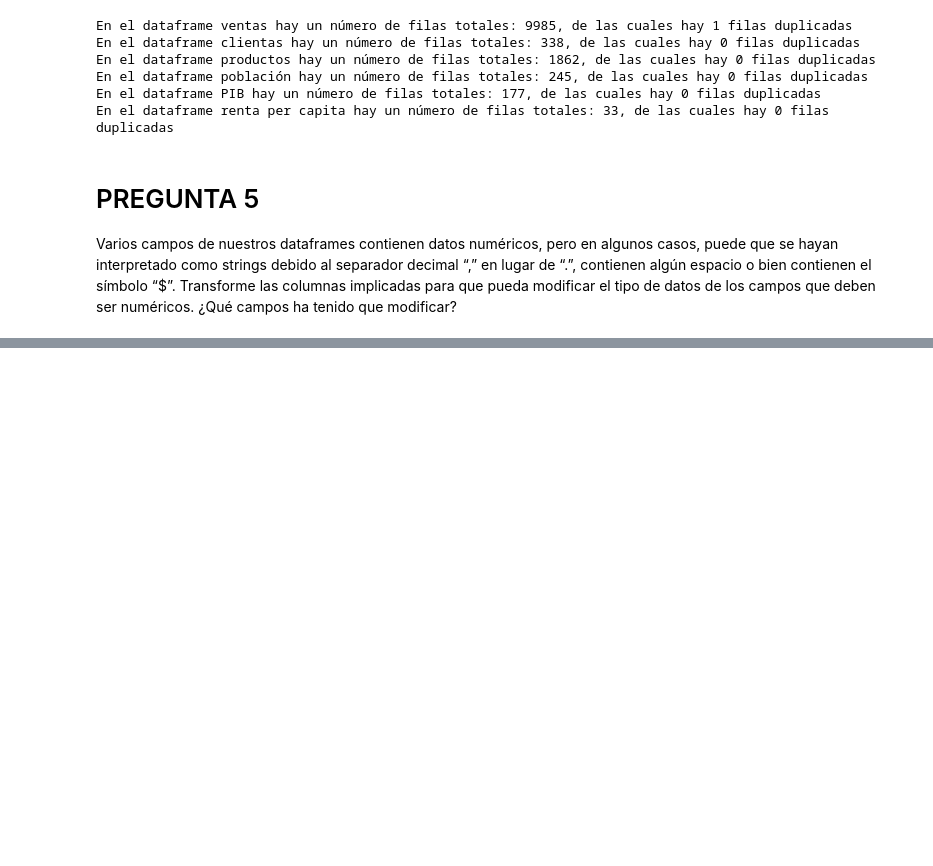
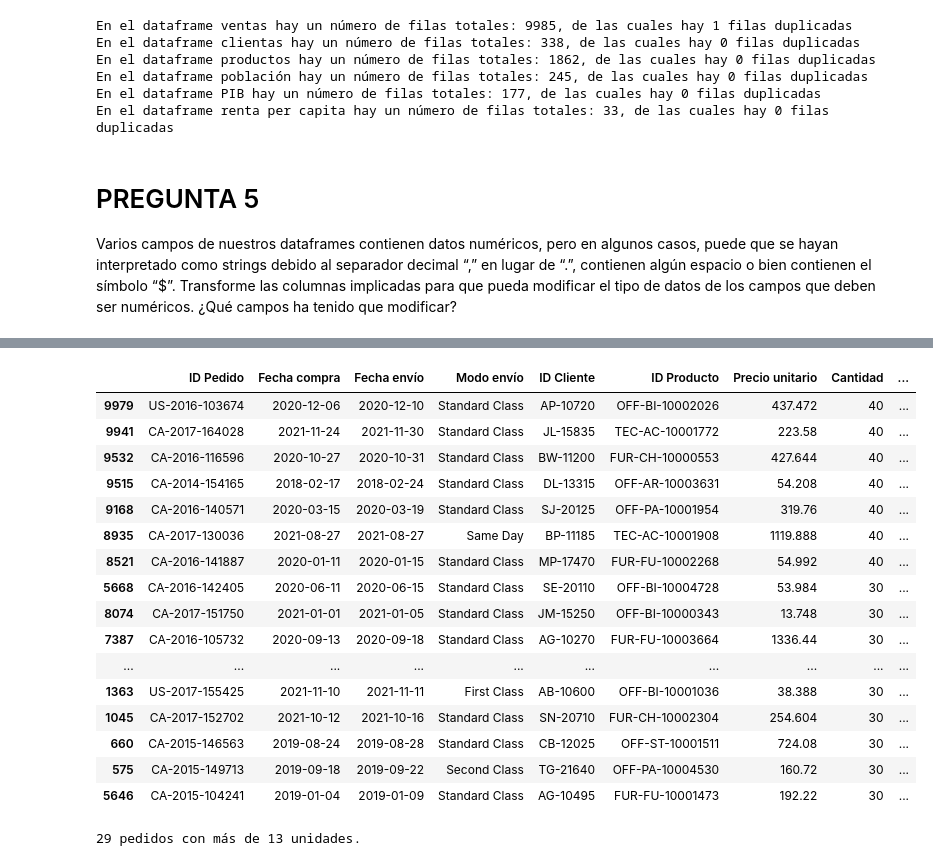
Before and after one commit to elbarbero/Python-Numpy-y-Pandas, a Jupyter notebook: Ejercicios/CASO_PRACTICO_1.ipynb, the cells around one changed output, grey strips where cells are left out. Saved outputs shown, nothing was run; the diff lists cells and outputs as text; code cells hidden in the pictures; blank space fills up the shorter version.

```diff
--- a/Ejercicios/CASO_PRACTICO_1.ipynb
+++ b/Ejercicios/CASO_PRACTICO_1.ipynb
@@ -183,4 +183,5 @@ contienen algún espacio o bien contienen el símbolo “$”.</br>
 Transforme las columnas implicadas para que pueda modificar el tipo de datos de los campos que deben ser numéricos.
 ¿Qué campos ha tenido que modificar?</p>
 # %%
-df_ventas["Precio unitario"].replace(',', '.', inplace=True)
+df_ventas["Precio unitario"] = df_ventas["Precio unitario"].str.replace(",", ".")
+df_ventas.head(10)
@@ -202,0 +261,5 @@ df_ventas
+# %%
+#df_ventas["Total"] = float(df_ventas["Precio unitario"]) * df_ventas["Cantidad"]
+#df_ventas["Total"] = float(df_ventas["Precio unitario"]) * df_ventas["Cantidad"]
+df_ventas["Total"] = df_ventas.apply(lambda x: float(x["Precio unitario"]) * x["Cantidad"], axis=1)
+print(f"La mediana de la cantidad vendida es {df_ventas["Cantidad"].median()}.\nLa mediana del dinero ganado es {df_ventas["Total"].median()} €")
@@ -202,0 +299,24 @@ df_ventas
+# %%
+df_ventas[(df_ventas["Cantidad"] > 13)].sort_values(by=['Cantidad'], ascending=False)
+# %% [output]
+|  | ID Pedido | Fecha compra | Fecha envío | Modo envío | ID Cliente | ID Producto | Precio unitario | Cantidad | ... |
+| 9979 | US-2016-103674 | 2020-12-06 | 2020-12-10 | Standard Class | AP-10720 | OFF-BI-10002026 | 437.472 | 40 | ... |
+| 9941 | CA-2017-164028 | 2021-11-24 | 2021-11-30 | Standard Class | JL-15835 | TEC-AC-10001772 | 223.58 | 40 | ... |
+| 9532 | CA-2016-116596 | 2020-10-27 | 2020-10-31 | Standard Class | BW-11200 | FUR-CH-10000553 | 427.644 | 40 | ... |
+| 9515 | CA-2014-154165 | 2018-02-17 | 2018-02-24 | Standard Class | DL-13315 | OFF-AR-10003631 | 54.208 | 40 | ... |
+| 9168 | CA-2016-140571 | 2020-03-15 | 2020-03-19 | Standard Class | SJ-20125 | OFF-PA-10001954 | 319.76 | 40 | ... |
+| 8935 | CA-2017-130036 | 2021-08-27 | 2021-08-27 | Same Day | BP-11185 | TEC-AC-10001908 | 1119.888 | 40 | ... |
+| 8521 | CA-2016-141887 | 2020-01-11 | 2020-01-15 | Standard Class | MP-17470 | FUR-FU-10002268 | 54.992 | 40 | ... |
+| 5668 | CA-2016-142405 | 2020-06-11 | 2020-06-15 | Standard Class | SE-20110 | OFF-BI-10004728 | 53.984 | 30 | ... |
+| 8074 | CA-2017-151750 | 2021-01-01 | 2021-01-05 | Standard Class | JM-15250 | OFF-BI-10000343 | 13.748 | 30 | ... |
+| 7387 | CA-2016-105732 | 2020-09-13 | 2020-09-18 | Standard Class | AG-10270 | FUR-FU-10003664 | 1336.44 | 30 | ... |
+| ... | ... | ... | ... | ... | ... | ... | ... | ... | ... |
+| 1363 | US-2017-155425 | 2021-11-10 | 2021-11-11 | First Class | AB-10600 | OFF-BI-10001036 | 38.388 | 30 | ... |
+| 1045 | CA-2017-152702 | 2021-10-12 | 2021-10-16 | Standard Class | SN-20710 | FUR-CH-10002304 | 254.604 | 30 | ... |
+| 660 | CA-2015-146563 | 2019-08-24 | 2019-08-28 | Standard Class | CB-12025 | OFF-ST-10001511 | 724.08 | 30 | ... |
+| 575 | CA-2015-149713 | 2019-09-18 | 2019-09-22 | Second Class | TG-21640 | OFF-PA-10004530 | 160.72 | 30 | ... |
+| 5646 | CA-2015-104241 | 2019-01-04 | 2019-01-09 | Standard Class | AG-10495 | FUR-FU-10001473 | 192.22 | 30 | ... |
+# %%
+print(f"{len(df_ventas[(df_ventas["Cantidad"] > 13)].index)} pedidos con más de 13 unidades.")
+# %% [output]
+29 pedidos con más de 13 unidades.
```
Also changed, not shown: parts of 17 cells of this notebook, 1 other file.
